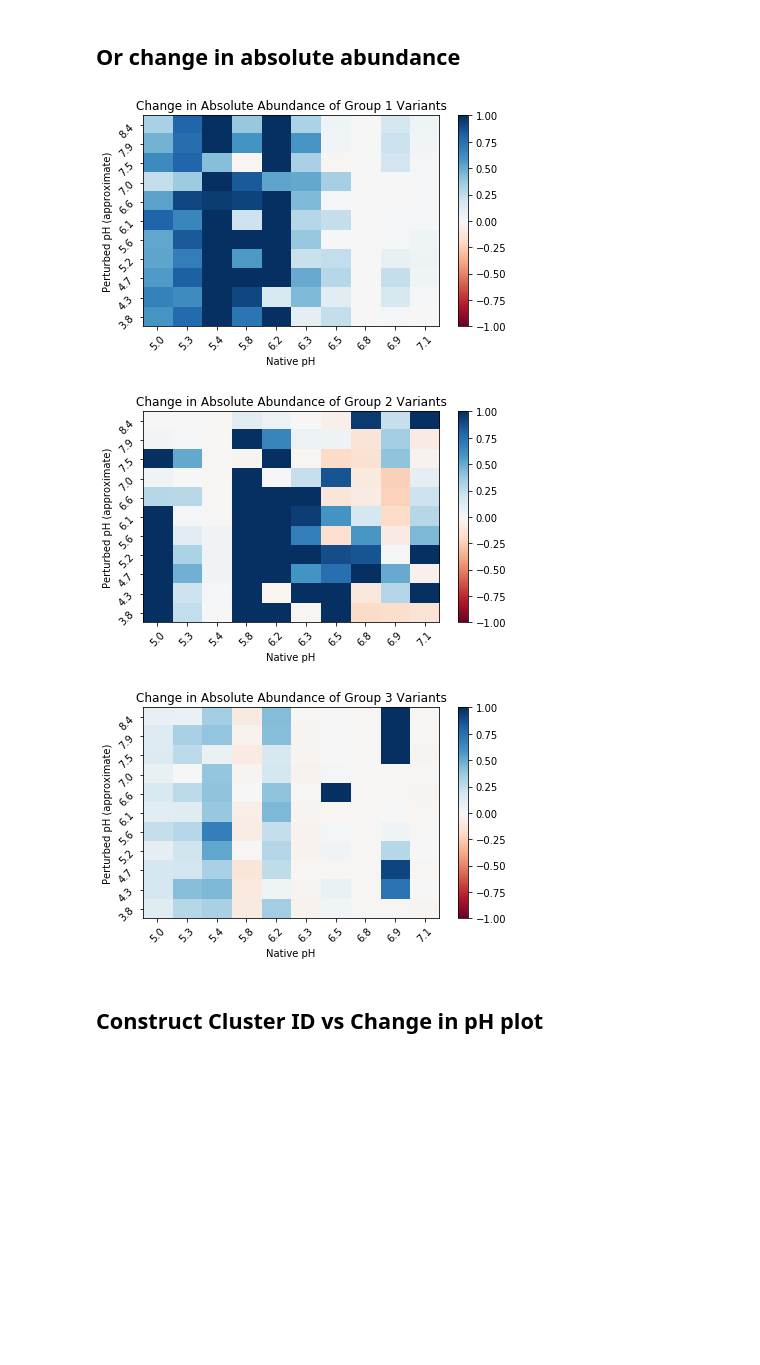
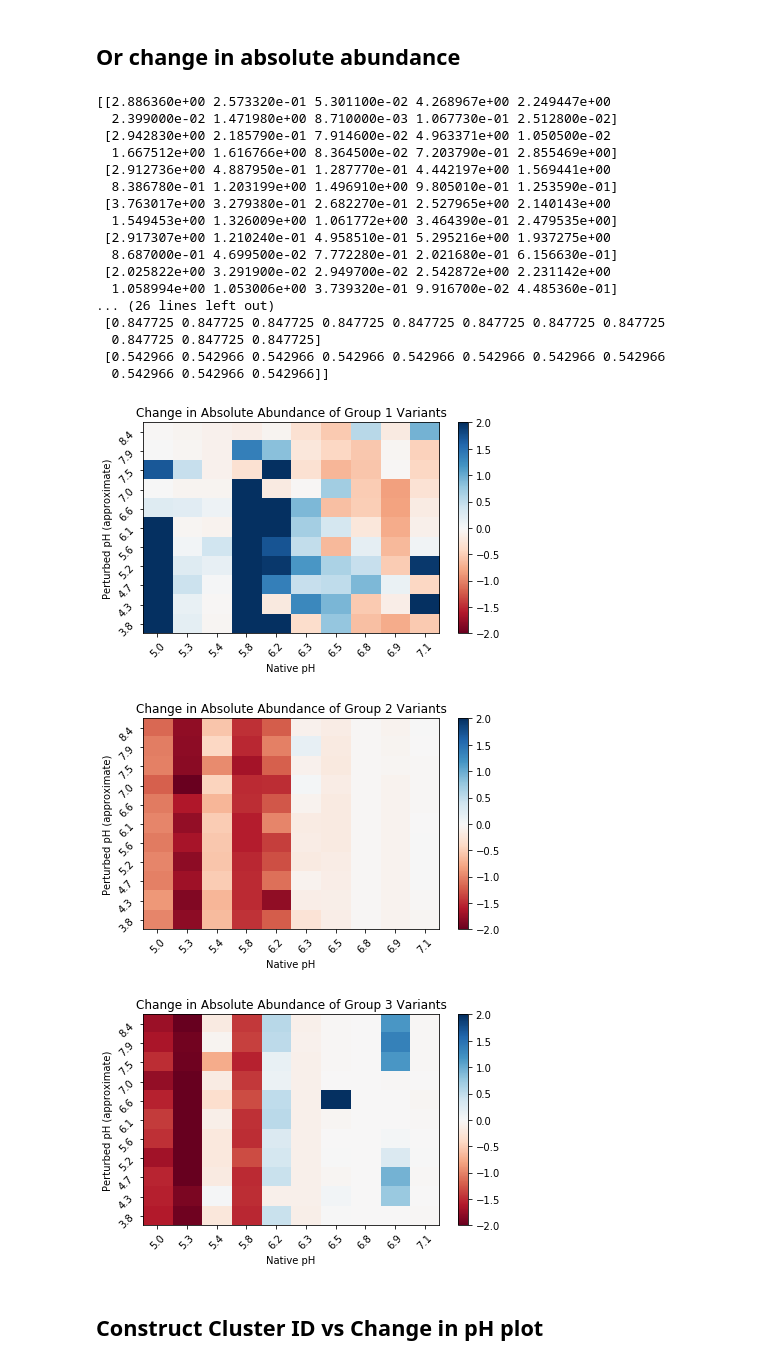
Before and after one commit to AddisonHowe/soil-metagenomics, a Jupyter notebook: organization.ipynb, the cells around one changed output. Cells and saved outputs as stored; diff of their text form; code cells hidden in the pictures; blank space fills up the shorter version.

```diff
--- a/organization.ipynb
+++ b/organization.ipynb
@@ -637,6 +682,7 @@ print(np.sum(group1_T0))
 # %% [markdown]
 ## Or change in absolute abundance
 # %%
+
 cluster_IDs = pd.read_csv('out/cluster_ids.tsv', sep='\t', header=None)
 clustered_data = pd.read_csv('out/clustered_data_nar.tsv', sep='\t', header=None)
 cluster_IDs = cluster_IDs.values
@@ -655,16 +701,9 @@ for i, datum in enumerate(clustered_data):
         grouped_data[2] += datum
 
 selected = [2, 4, 5, 8, 10, 11, 13, 14, 15, 16]
-group1_T0_old = grouped_data[0][selected]
-group2_T0_old = grouped_data[1][selected]
-group3_T0_old = grouped_data[2][selected]
-
-sum = np.sum(group1_T0_old)
-group1_T0 = [x / sum for x in group1_T0_old]
-sum = np.sum(group2_T0_old)
-group2_T0 = [x / sum for x in group2_T0_old]
-sum = np.sum(group3_T0_old)
-group3_T0 = [x / sum for x in group3_T0_old]
+group1_T0 = grouped_data[0][selected]
+group2_T0 = grouped_data[1][selected]
+group3_T0 = grouped_data[2][selected]
 
 
 data = np.zeros((10,11))
@@ -678,12 +717,12 @@ for j, soil in enumerate(soils):
         if i in group:
             data[j] += datum
 
+np.savetxt('out/group1_T9.tsv', data, delimiter = '\t', fmt = '%0.6f')
 data = data.T
-
-np.savetxt('out/group1_T9.tsv', data, delimiter = '\t', fmt = '%0.6f')
 
 plt.figure(figsize=(6, 4))
 
 
 #subtract out T0 normalized abundance
+print(data)
 
@@ -691,8 +730,10 @@
 
 group1_T0 = data - change
+group1_T0 = group1_T0.T
+print(group1_T0)
 np.savetxt('out/group1_T0.tsv', group1_T0, delimiter = '\t', fmt = '%0.6f')
 
-plt.imshow(change, aspect='auto', cmap='RdBu', origin='lower', vmin = -1, vmax = 1)
+plt.imshow(change, aspect='auto', cmap='RdBu', origin='lower', vmin = -2, vmax = 2)
 plt.colorbar()
 
 plt.xlabel('Native pH')
@@ -720,9 +761,9 @@ for j, soil in enumerate(soils):
         if i in group:
             data[j] += datum
 
+np.savetxt('out/group2_T9.tsv', data, delimiter = '\t', fmt = '%0.6f')
 data = data.T
 
-np.savetxt('out/group2_T9.tsv', data, delimiter = '\t', fmt = '%0.6f')
 
 plt.figure(figsize=(6, 4))
 
@@ -733,8 +774,9 @@
 
 group2_T0 = data - change
+group2_T0 = group2_T0.T
 np.savetxt('out/group2_T0.tsv', group2_T0, delimiter = '\t', fmt = '%0.6f')
 
-plt.imshow(change, aspect='auto', cmap='RdBu', origin='lower', vmin = -1, vmax = 1)
+plt.imshow(change, aspect='auto', cmap='RdBu', origin='lower', vmin = -2, vmax = 2)
 plt.colorbar()
 
 plt.xlabel('Native pH')
@@ -762,9 +804,9 @@ for j, soil in enumerate(soils):
         if i in group:
             data[j] += datum
 
+np.savetxt('out/group3_T9.tsv', data, delimiter = '\t', fmt = '%0.6f')
 data = data.T
 
-np.savetxt('out/group3_T9.tsv', data, delimiter = '\t', fmt = '%0.6f')
 
 plt.figure(figsize=(6, 4))
 
@@ -775,28 +817,46 @@
 
 group3_T0 = data - change
+group3_T0 = group3_T0.T
 np.savetxt('out/group3_T0.tsv', group3_T0, delimiter = '\t', fmt = '%0.6f')
 
 
-plt.imshow(change, aspect='auto', cmap='RdBu', origin='lower', vmin = -1, vmax = 1)
+plt.imshow(change, aspect='auto', cmap='RdBu', origin='lower', vmin = -2, vmax = 2)
 plt.colorbar()
 
 plt.xlabel('Native pH')
 plt.ylabel('Perturbed pH (approximate)')
 
 y = np.linspace(3.8, 8.4, 11)
 plt.yticks(ticks=np.linspace(0, 10, 11), labels=[f"{val:.1f}" for val in y], rotation=45)
 plt.xticks(ticks=np.linspace(0, 9, 10), labels=[f"{val:.1f}" for val in native], rotation=45)
 
 
 plt.title(label='Change in Absolute Abundance of Group 3 Variants')
 
 
 plt.tight_layout()
 plt.show()
 # %% [output]
+[[2.886360e+00 2.573320e-01 5.301100e-02 4.268967e+00 2.249447e+00
+  2.399000e-02 1.471980e+00 8.710000e-03 1.067730e-01 2.512800e-02]
+ [2.942830e+00 2.185790e-01 7.914600e-02 4.963371e+00 1.050500e-02
+  1.667512e+00 1.616766e+00 8.364500e-02 7.203790e-01 2.855469e+00]
+ [2.912736e+00 4.887950e-01 1.287770e-01 4.442197e+00 1.569441e+00
+  8.386780e-01 1.203199e+00 1.496910e+00 9.805010e-01 1.253590e-01]
+ [3.763017e+00 3.279380e-01 2.682270e-01 2.527965e+00 2.140143e+00
+  1.549453e+00 1.326009e+00 1.061772e+00 3.464390e-01 2.479535e+00]
+ [2.917307e+00 1.210240e-01 4.958510e-01 5.295216e+00 1.937275e+00
+  8.687000e-01 4.699500e-02 7.772280e-01 2.021680e-01 6.156630e-01]
+ [2.025822e+00 3.291900e-02 2.949700e-02 2.542872e+00 2.231142e+00
+  1.058994e+00 1.053006e+00 3.739320e-01 9.916700e-02 4.485360e-01]
+... (26 lines left out)
+ [0.847725 0.847725 0.847725 0.847725 0.847725 0.847725 0.847725 0.847725
+  0.847725 0.847725 0.847725]
+ [0.542966 0.542966 0.542966 0.542966 0.542966 0.542966 0.542966 0.542966
+  0.542966 0.542966 0.542966]]
-[figure, old version]
+[figure, new version]
-[figure, old version]
+[figure, new version]
-[figure, old version]
+[figure, new version]
 # %% [markdown]
 ## Construct Cluster ID vs Change in pH plot
 # %% [markdown]
```
Also changed, not shown: parts of 15 cells of this notebook, 16 other files.
